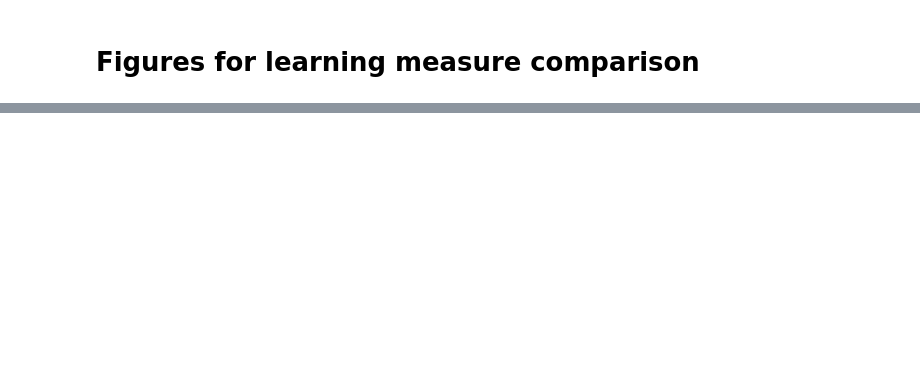
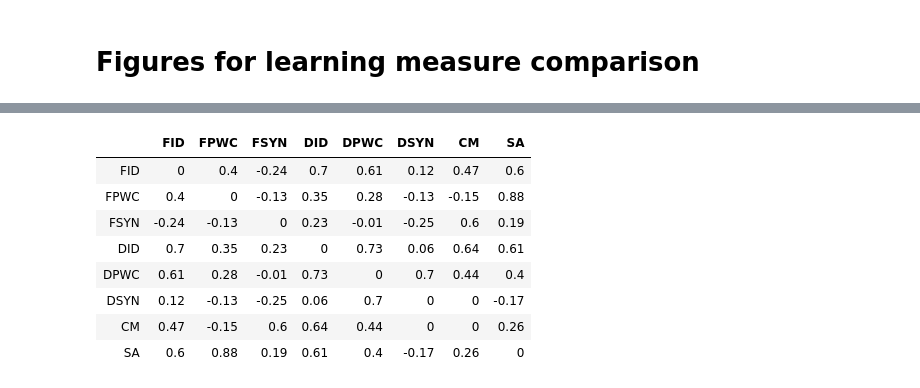
Before and after one commit to hsbang09/iFEED_experiment_result_analysis_2019, a Jupyter notebook: analysis.ipynb, the cells around one changed output, grey strips where cells are left out. Cells and saved outputs as stored; diff of their text form; code cells hidden in the pictures; blank space fills up the shorter version.

```diff
--- a/analysis.ipynb
+++ b/analysis.ipynb
@@ -545,0 +612,12 @@ pPearson
+# %%
+ciLoPearson
+# %% [output]
+|  | FID | FPWC | FSYN | DID | DPWC | DSYN | CM | SA |
+| FID | 0 | 0.4 | -0.24 | 0.7 | 0.61 | 0.12 | 0.47 | 0.6 |
+| FPWC | 0.4 | 0 | -0.13 | 0.35 | 0.28 | -0.13 | -0.15 | 0.88 |
+| FSYN | -0.24 | -0.13 | 0 | 0.23 | -0.01 | -0.25 | 0.6 | 0.19 |
+| DID | 0.7 | 0.35 | 0.23 | 0 | 0.73 | 0.06 | 0.64 | 0.61 |
+| DPWC | 0.61 | 0.28 | -0.01 | 0.73 | 0 | 0.7 | 0.44 | 0.4 |
+| DSYN | 0.12 | -0.13 | -0.25 | 0.06 | 0.7 | 0 | 0 | -0.17 |
+| CM | 0.47 | -0.15 | 0.6 | 0.64 | 0.44 | 0 | 0 | 0.26 |
+| SA | 0.6 | 0.88 | 0.19 | 0.61 | 0.4 | -0.17 | 0.26 | 0 |
```
Also changed, not shown: parts of 131 cells of this notebook, 21 other files.
